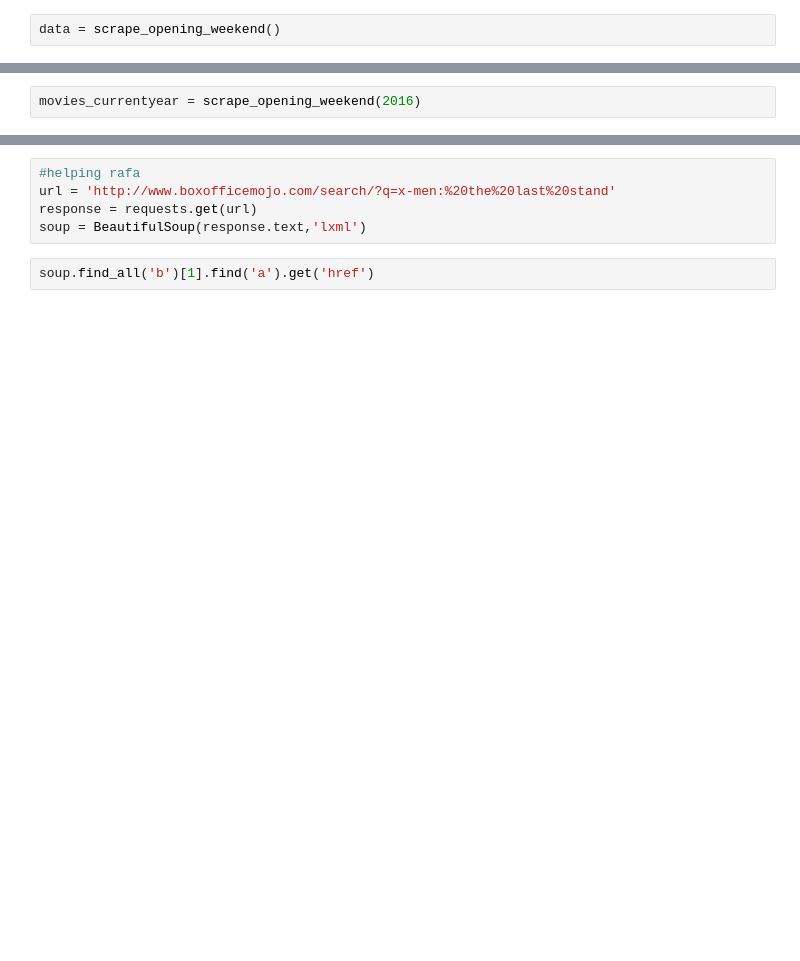
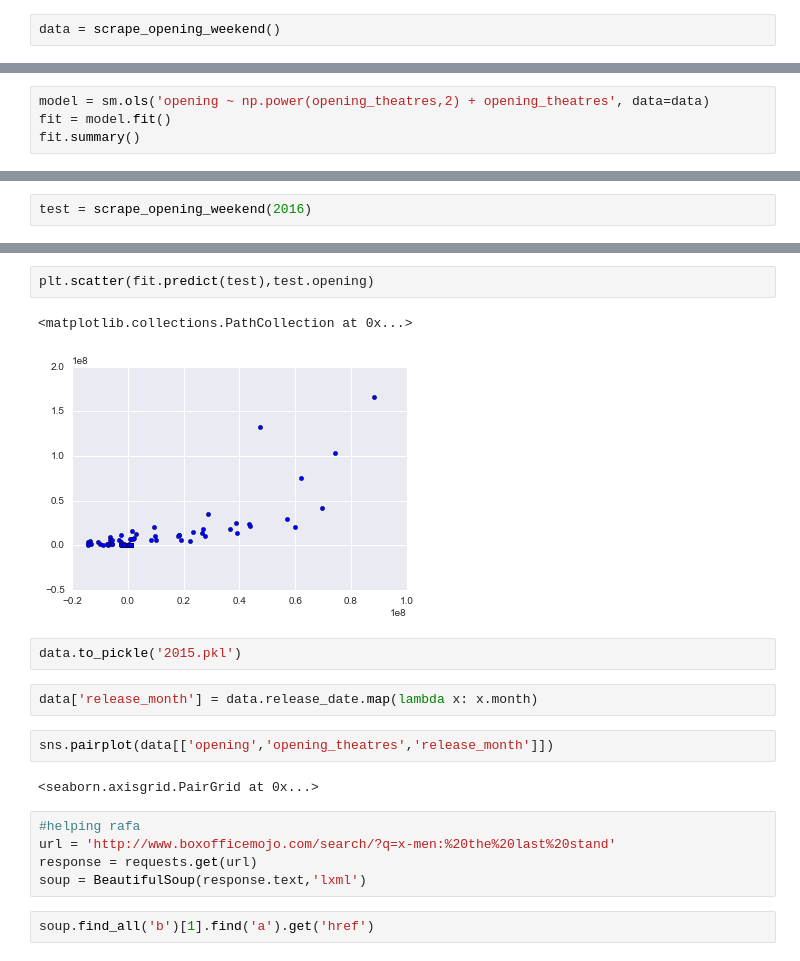
Before and after one commit to WillNetsky/Movie_Data_Regression_Scraping, a Jupyter notebook: scratchpad_for_scraping.ipynb, the cells around one changed output, grey strips where cells are left out. Drawn from its saved outputs; the diff is of its cells as text; blank space fills up the shorter version.

```diff
--- a/scratchpad_for_scraping.ipynb
+++ b/scratchpad_for_scraping.ipynb
@@ -109,0 +124,4 @@ data
+# %%
+model = sm.ols('opening ~ np.power(opening_theatres,2) + opening_theatres', data=data)
+fit = model.fit()
+fit.summary()
@@ -110,2 +147,2 @@ data
 # %%
-movies_currentyear = scrape_opening_weekend(2016)
+test = scrape_opening_weekend(2016)
@@ -121,3 +149,16 @@ movies_currentyear.head()
+# %%
+plt.scatter(fit.predict(test),test.opening)
+# %% [output]
+<matplotlib.collections.PathCollection at 0x...>
+[figure, added]
+# %%
+data.to_pickle('2015.pkl')
+# %%
+data['release_month'] = data.release_date.map(lambda x: x.month)
+# %%
+sns.pairplot(data[['opening','opening_theatres','release_month']])
+# %% [output]
+<seaborn.axisgrid.PairGrid at 0x...>
 # %%
 #helping rafa
 url = 'http://www.boxofficemojo.com/search/?q=x-men:%20the%20last%20stand'
```
Also changed, not shown: parts of 19 cells of this notebook, 4 other files.
